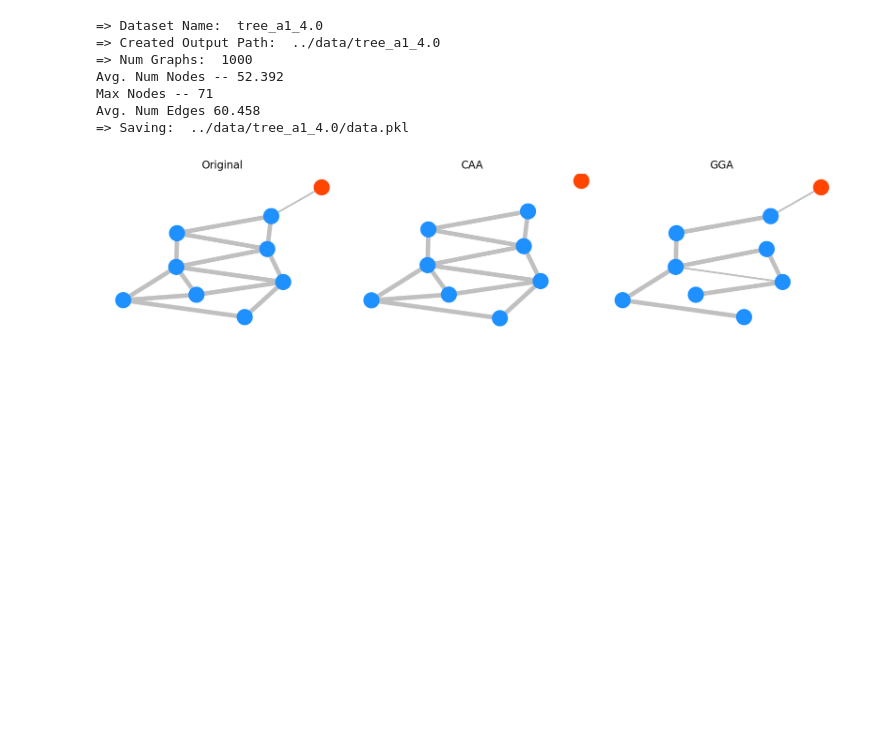
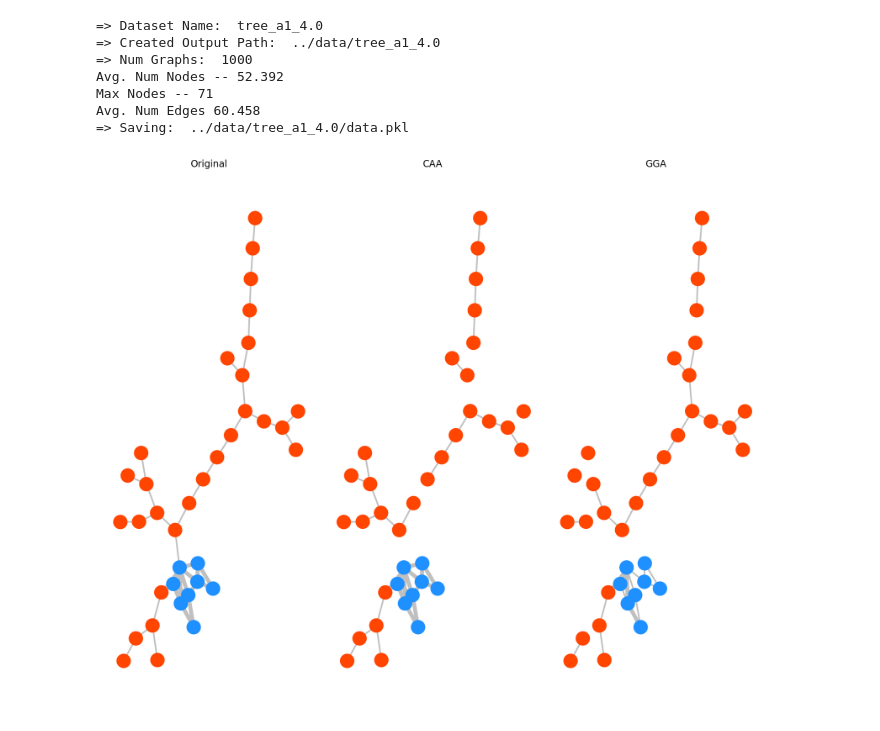
Before and after one commit to pujacomputes/datapropsgraphSSL, a Jupyter notebook: datagen/example_datagen.ipynb, the cells around one changed output. Cells and saved outputs as stored; diff of their text form; code cells hidden in the pictures; blank space fills up the shorter version.

```diff
--- a/datagen/example_datagen.ipynb
+++ b/datagen/example_datagen.ipynb
@@ -41,29 +41,29 @@ Max Nodes -- 71
 Avg. Num Edges 60.458
 => Saving:  ../data/tree_a1_4.0/data.pkl
 # %%
-data = torch.load("../data/tree_a1_0.2/data.pkl")
-sample = data[0]
+data = torch.load("../data/tree_a1_4.0/data.pkl")
+sample = data[3]
 nx_graph, role_id, weights = convert_pyg_nx(sample)
 # %%
 """
 Generate Augmentations
 """
-caa_aug = EdgeRemovingCAA(pe=0.4)
+caa_aug = EdgeRemovingCAA(pe=0.2)
 augmented_caa = caa_aug(copy.deepcopy(sample))
 nx_caa_augmented , nx_caa_role, nx_caa_weight = convert_pyg_nx(augmented_caa)
 
 
-gga_aug = EdgeRemovingGGA(pe=0.4)
+gga_aug = EdgeRemovingGGA(pe=0.2)
 augmented_gga = gga_aug(copy.deepcopy(sample))
 nx_gga_augmented , nx_gga_role, nx_gga_weight = convert_pyg_nx(augmented_gga)
 # %%
-fig, ax = plt.subplots(1,3,figsize=(12,3))
+fig, ax = plt.subplots(1,3,figsize=(12,10))
 nx.draw(nx_graph, pos=nx.kamada_kawai_layout(nx_graph),width=weights,node_color=list(role_id),edge_color='silver',ax=ax[0])
 nx.draw(nx_caa_augmented, pos=nx.kamada_kawai_layout(nx_graph),width=nx_caa_weight,node_color=list(nx_caa_role),edge_color='silver',ax=ax[1])
 nx.draw(nx_gga_augmented, pos=nx.kamada_kawai_layout(nx_graph),width=nx_gga_weight,node_color=list(nx_gga_role),edge_color='silver',ax=ax[2])
 ax[0].set_title("Original")
 ax[1].set_title("CAA")
 ax[2].set_title("GGA")
 fig.tight_layout()
 # %% [output]
-[figure, old version]
+[figure, new version]
```
Also changed, not shown: 20 other files.
